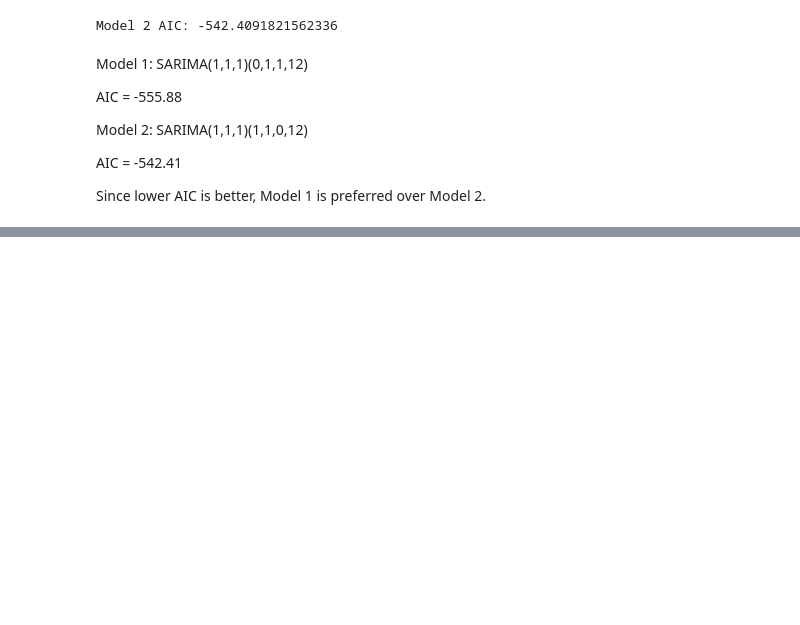
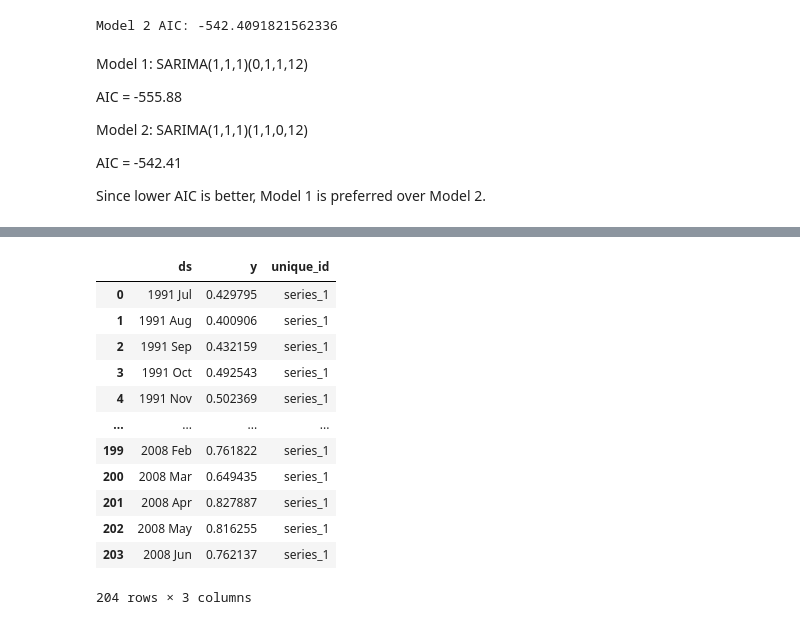
Before and after one commit to innosevda/Data-Science-CRN-20018, a Jupyter notebook: Homework9.ipynb, the cells around one changed output, grey strips where cells are left out. Drawn from its saved outputs; the diff is of its cells as text; code cells hidden in the pictures; blank space fills up the shorter version.

```diff
--- a/Homework9.ipynb
+++ b/Homework9.ipynb
@@ -157,0 +253,16 @@ Since lower AIC is better, Model 1 is preferred over Model 2.
+# %%
+df
+# %% [output]
+|  | ds | y | unique_id |
+| 0 | 1991 Jul | 0.429795 | series_1 |
+| 1 | 1991 Aug | 0.400906 | series_1 |
+| 2 | 1991 Sep | 0.432159 | series_1 |
+| 3 | 1991 Oct | 0.492543 | series_1 |
+| 4 | 1991 Nov | 0.502369 | series_1 |
+| ... | ... | ... | ... |
+| 199 | 2008 Feb | 0.761822 | series_1 |
+| 200 | 2008 Mar | 0.649435 | series_1 |
+| 201 | 2008 Apr | 0.827887 | series_1 |
+| 202 | 2008 May | 0.816255 | series_1 |
+| 203 | 2008 Jun | 0.762137 | series_1 |
+204 rows × 3 columns
```
Also changed, not shown: parts of 12 cells of this notebook.
